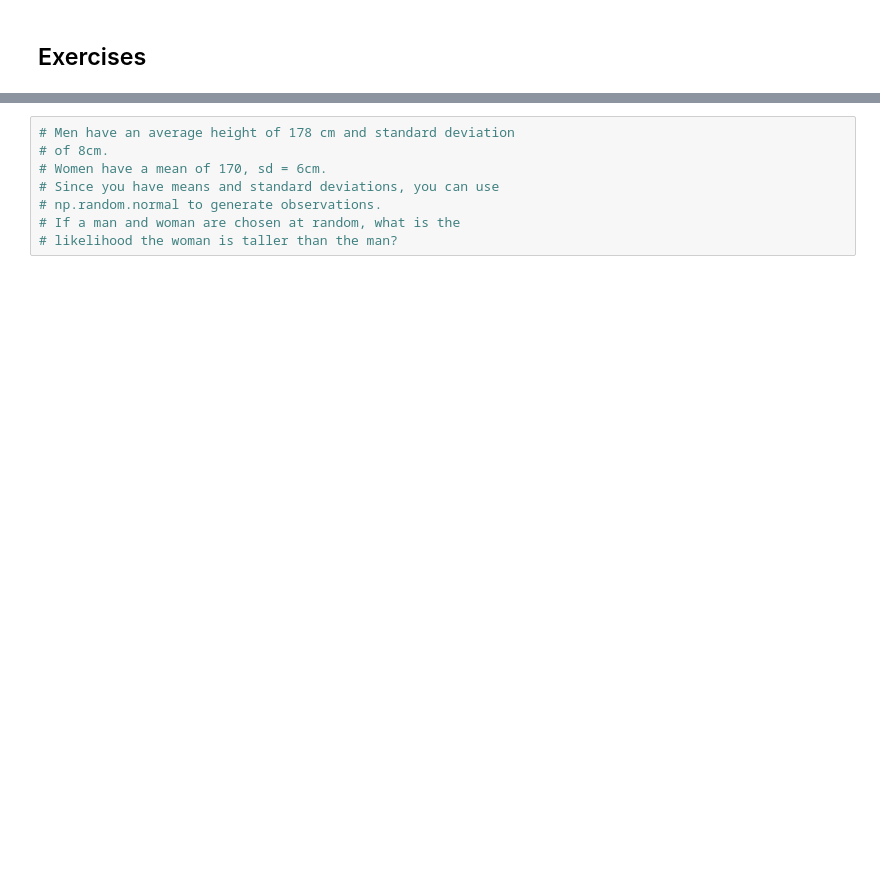
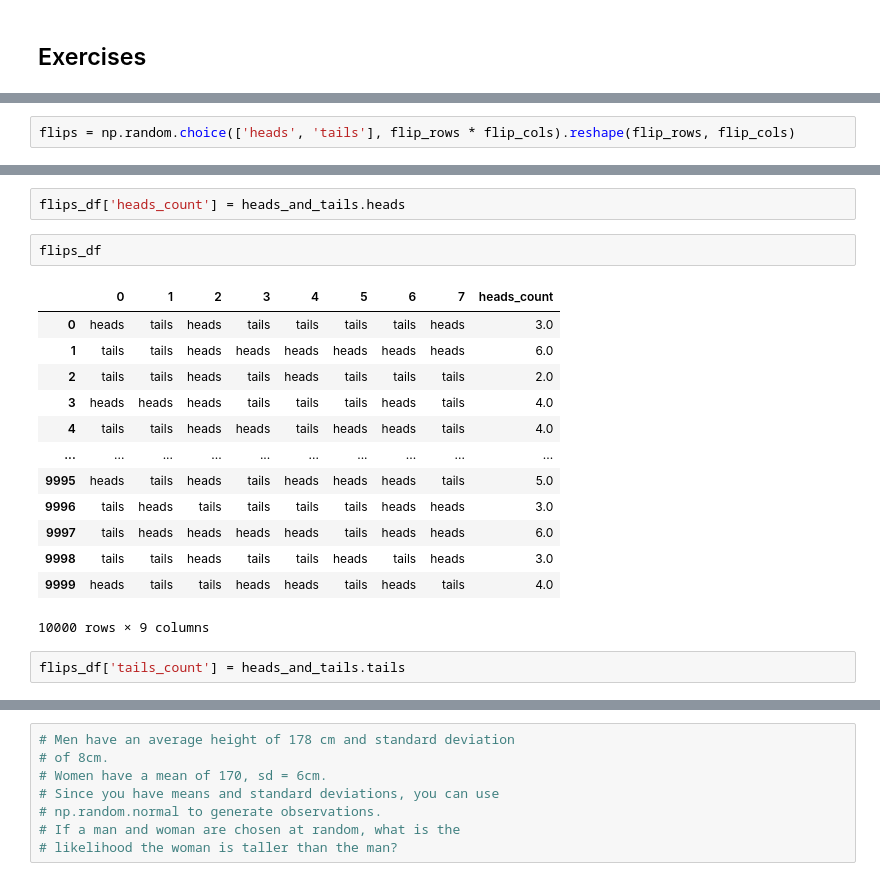
Before and after one commit to caroline-miller0921/statistics-exercises, a Jupyter notebook: simulation.ipynb, the cells around one changed output, grey strips where cells are left out. Drawn from its saved outputs; the diff is of its cells as text; blank space fills up the shorter version.

```diff
--- a/simulation.ipynb
+++ b/simulation.ipynb
@@ -220,0 +289,2 @@ rolls = np.random.choice([1, 2, 3, 4, 5, 6], nrows * ncols).reshape(nrows, ncols
+# %%
+flips = np.random.choice(['heads', 'tails'], flip_rows * flip_cols).reshape(flip_rows, flip_cols)
@@ -220,0 +337,20 @@ rolls = np.random.choice([1, 2, 3, 4, 5, 6], nrows * ncols).reshape(nrows, ncols
+# %%
+flips_df['heads_count'] = heads_and_tails.heads
+# %%
+flips_df
+# %% [output]
+|  | 0 | 1 | 2 | 3 | 4 | 5 | 6 | 7 | heads_count |
+| 0 | heads | tails | heads | tails | tails | tails | tails | heads | 3.0 |
+| 1 | tails | tails | heads | heads | heads | heads | heads | heads | 6.0 |
+| 2 | tails | tails | heads | tails | heads | tails | tails | tails | 2.0 |
+| 3 | heads | heads | heads | tails | tails | tails | heads | tails | 4.0 |
+| 4 | tails | tails | heads | heads | tails | heads | heads | tails | 4.0 |
+| ... | ... | ... | ... | ... | ... | ... | ... | ... | ... |
+| 9995 | heads | tails | heads | tails | heads | heads | heads | tails | 5.0 |
+| 9996 | tails | heads | tails | tails | tails | tails | heads | heads | 3.0 |
+| 9997 | tails | heads | heads | heads | heads | tails | heads | heads | 6.0 |
+| 9998 | tails | tails | heads | tails | tails | heads | tails | heads | 3.0 |
+| 9999 | heads | tails | tails | heads | heads | tails | heads | tails | 4.0 |
+10000 rows × 9 columns
+# %%
+flips_df['tails_count'] = heads_and_tails.tails
```
Also changed, not shown: parts of 55 cells of this notebook.
